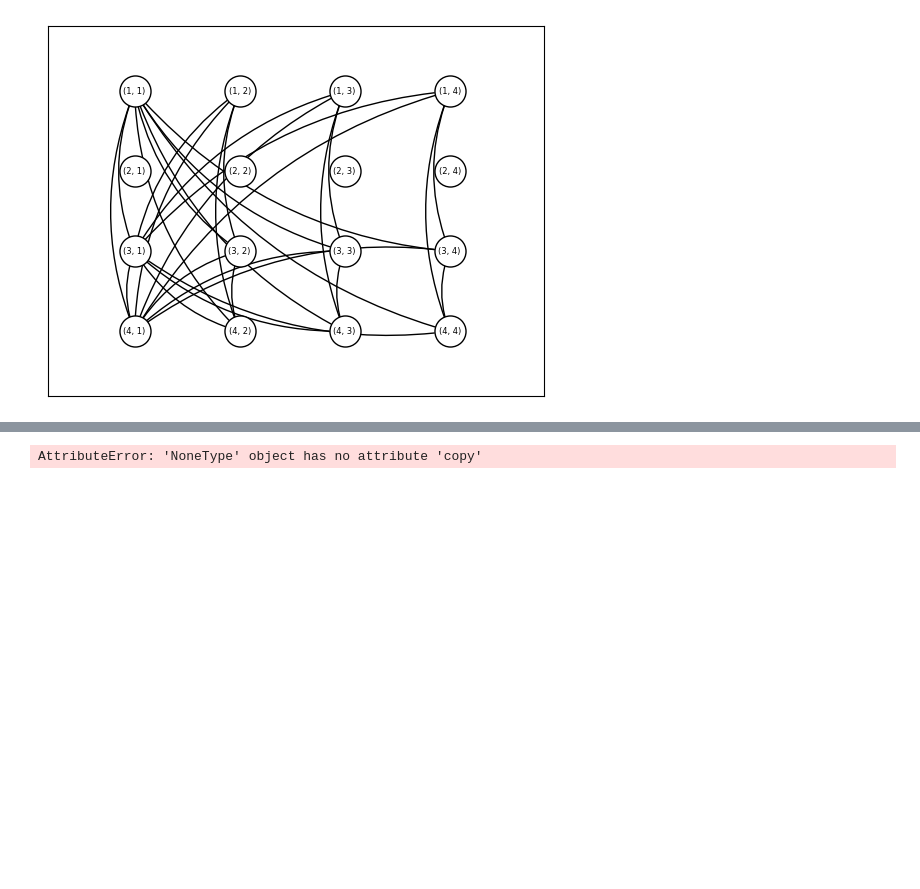
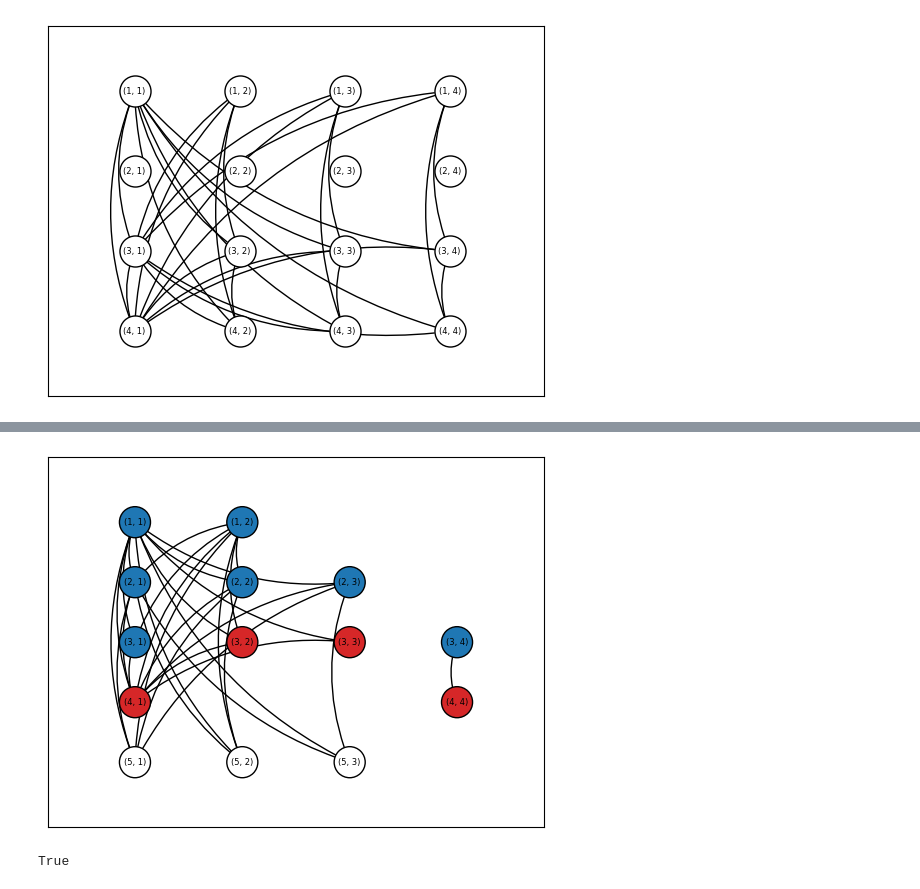
Before and after one commit to YanchuZhang/GC-LiNGAM, a Jupyter notebook: workflow.ipynb, the cells around one changed output, grey strips where cells are left out. Cells and saved outputs as stored; diff of their text form; code cells hidden in the pictures; blank space fills up the shorter version.

```diff
--- a/workflow.ipynb
+++ b/workflow.ipynb
@@ -209,5 +198,46 @@ IG_re.remove_nodes_from(list(nx.isolates(IG_re)))
-# %%
-IG_cleaned = IG_clean_up(IG, G1, G2, B2)
-type(IG_cleaned)
-# %% [output]
-AttributeError: 'NoneType' object has no attribute 'copy'
+# %%
+def neighbors_of_set(G, S):
+    result = set()
+    for u in S:
+        result.update(G.neighbors(u))
+    return result - set(S)  # remove the original nodes if desired
+# %%
+def is_vertex_cover(E, S):
+    S = set(S)
+    for u, v in E:
+        if u not in S and v not in S:
+            return False
+    return True
+# %%
+def plot_auxiliary(G1, G2, B1, B2):
+    V = list(G1.nodes())
+    IG = induced_graph(V, B1, B2)
+    IG_cleaned = IG_clean_up(IG, G1, G2, B2)
+    unremovable = get_removable(V, G1, G2, B2)[1] & IG_cleaned.nodes
+    unremovable_neighbors = neighbors_of_set(IG_cleaned, unremovable)
+    node_colors = [
+    "#d62728" if node in unremovable else
+    "#1f77b4" if node in unremovable_neighbors else
+    "white"
+    for node in IG_cleaned.nodes()
+    ]
+    options = {
+    "font_size": 6,
+    "node_size": 500,
+    "node_color": node_colors,
+    "edgecolors": "black",
+    "linewidths": 1,
+    "width": 1,
+    }
+    pos = {(i, j): (j, i) for i, j in IG_cleaned.nodes()}
+    nx.draw_networkx(IG_cleaned, pos, arrows=True, **options, connectionstyle="arc3,rad=0.2")
+    plt.gca().invert_yaxis()
+    ax = plt.gca()
+    ax.margins(0.20)
+    plt.show()
+    return(is_vertex_cover(IG_cleaned.edges, unremovable_neighbors | unremovable))
+# %%
+plot_auxiliary(G1, G2, B1, B2)
+# %% [output]
+[figure, added]
+True
```
Also changed, not shown: parts of 8 cells of this notebook, 3 other files.
